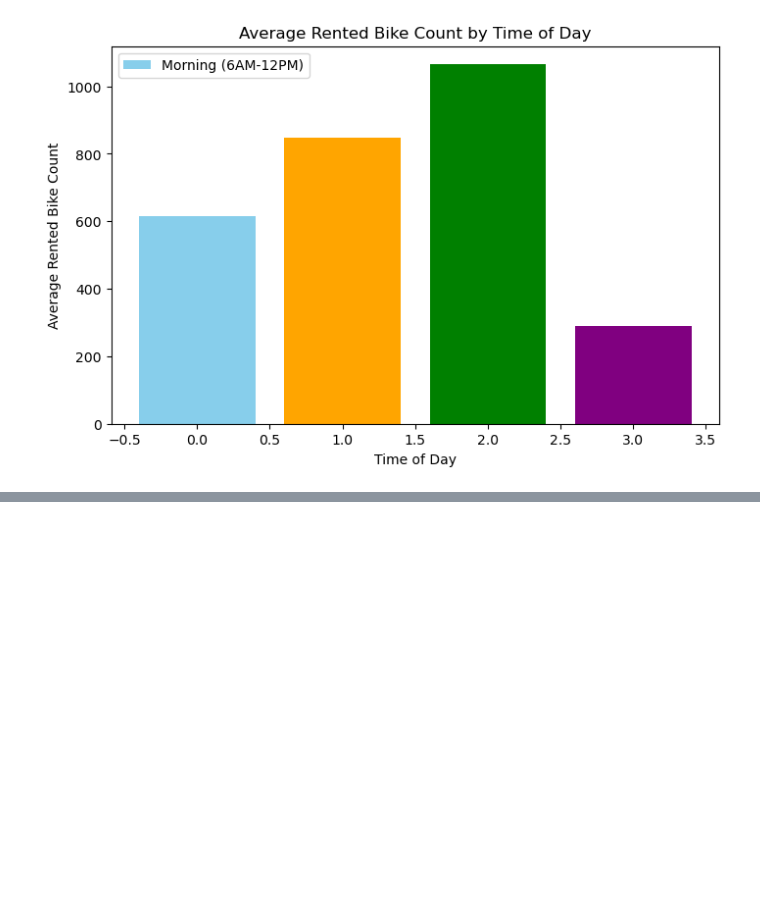
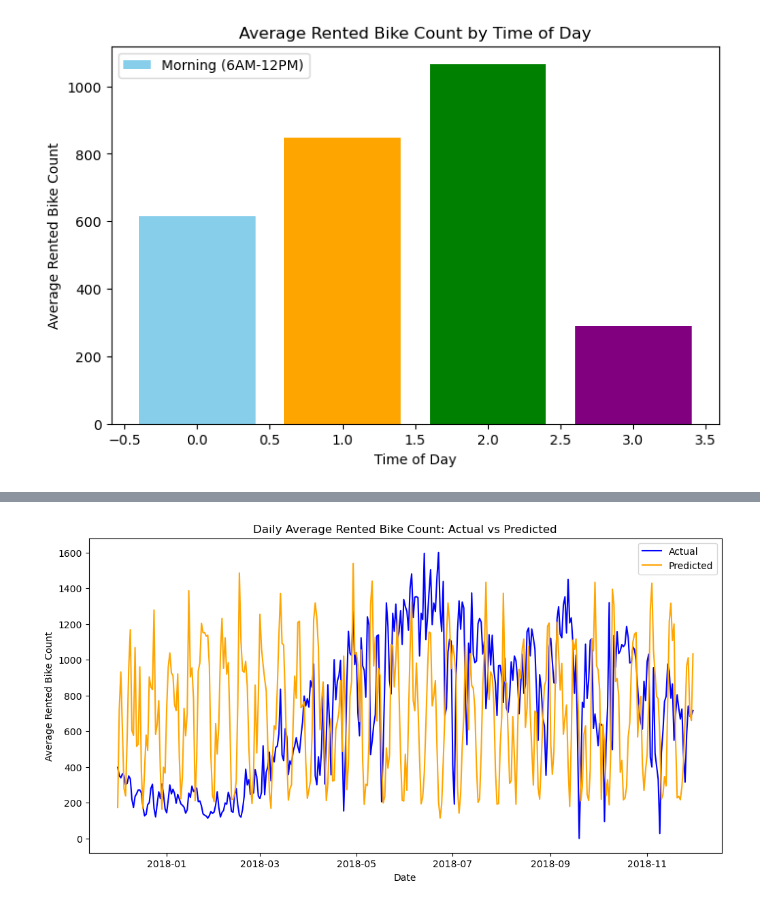
Before and after one commit to Chizobawisdom/Learning-Projects, a Jupyter notebook: ML/Demand_Forecast.ipynb, the cells around one changed output, grey strips where cells are left out. Saved outputs shown, nothing was run; the diff lists cells and outputs as text; code cells hidden in the pictures; blank space fills up the shorter version.

```diff
--- a/ML/Demand_Forecast.ipynb
+++ b/ML/Demand_Forecast.ipynb
@@ -54,0 +129,23 @@ plt.show()
+# %%
+# Plotting actual vs predicted bike counts
+X = X.sort_values('Date')  # ensure time order
+
+model.fit(A, B)
+B_pred = model.predict(A)
+
+X['Predicted Bike Count'] = B_pred
+X['Rented_smooth'] = X['Rented Bike Count'].rolling(24).mean()
+X['Predicted_smooth'] = X['Predicted Bike Count'].rolling(24).mean()
+
+X['Date'] = pd.to_datetime(X['Date'], dayfirst=True)
+daily_avg = X.groupby('Date')[['Rented_smooth', 'Predicted_smooth']].mean()
+plt.figure(figsize=(12, 6))
+plt.plot(daily_avg.index, daily_avg['Rented_smooth'], label='Actual', color='blue')
+plt.plot(daily_avg.index, daily_avg['Predicted_smooth'], label='Predicted', color='orange')
+plt.title('Daily Average Rented Bike Count: Actual vs Predicted')
+plt.xlabel('Date')
+plt.ylabel('Average Rented Bike Count')
+plt.legend()
+plt.show()
+# %% [output]
+[figure, added]
```
Also changed, not shown: parts of 2 cells of this notebook.
